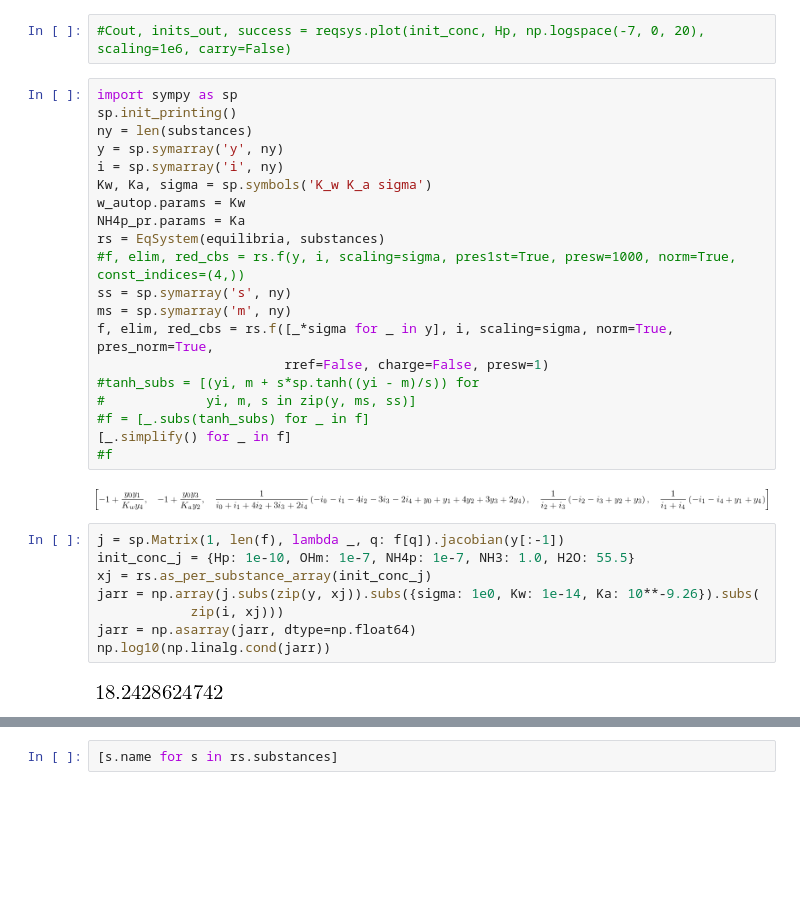
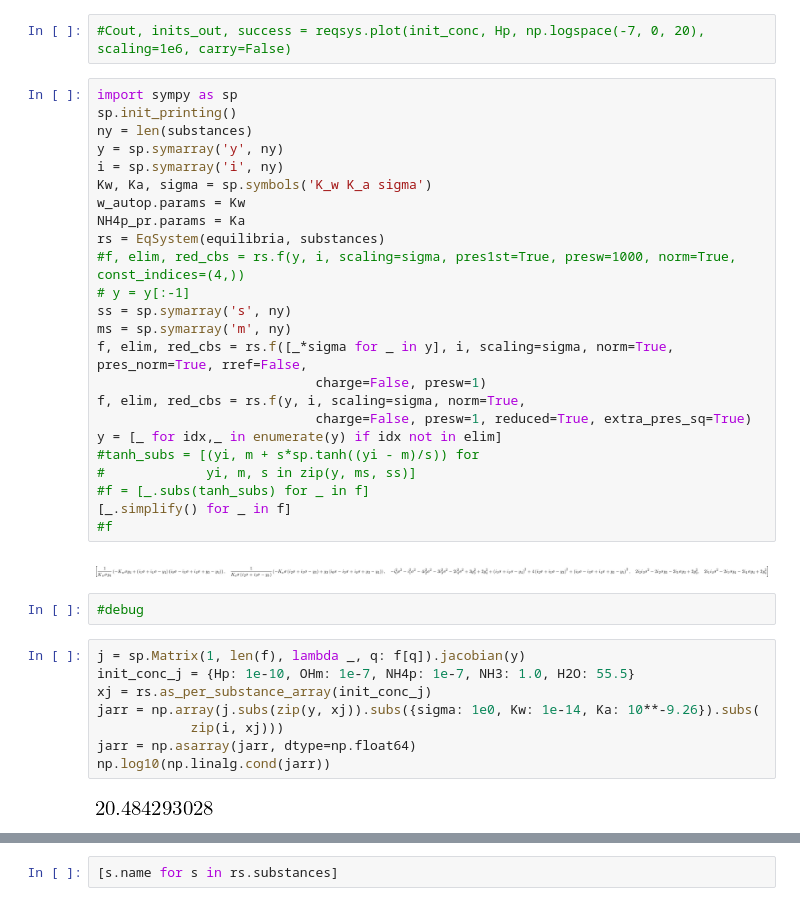
Before and after one commit to bjodah/chempy, a Jupyter notebook: examples/Ammonia.ipynb, the cells around one changed output, grey strips where cells are left out. Drawn from its saved outputs; the diff is of its cells as text; blank space fills up the shorter version.

Commit message:
Trying out extra_pres_sq

```diff
--- a/examples/Ammonia.ipynb
+++ b/examples/Ammonia.ipynb
@@ -64,27 +64,33 @@ reqsys.root(init_conc, scaling=1e1)
 # %%
 import sympy as sp
 sp.init_printing()
 ny = len(substances)
 y = sp.symarray('y', ny)
 i = sp.symarray('i', ny)
 Kw, Ka, sigma = sp.symbols('K_w K_a sigma')
 w_autop.params = Kw
 NH4p_pr.params = Ka
 rs = EqSystem(equilibria, substances)
 #f, elim, red_cbs = rs.f(y, i, scaling=sigma, pres1st=True, presw=1000, norm=True, const_indices=(4,))
+# y = y[:-1]
 ss = sp.symarray('s', ny)
 ms = sp.symarray('m', ny)
-f, elim, red_cbs = rs.f([_*sigma for _ in y], i, scaling=sigma, norm=True, pres_norm=True,
-                        rref=False, charge=False, presw=1)
+f, elim, red_cbs = rs.f([_*sigma for _ in y], i, scaling=sigma, norm=True, pres_norm=True, rref=False,
+                            charge=False, presw=1)
+f, elim, red_cbs = rs.f(y, i, scaling=sigma, norm=True,
+                            charge=False, presw=1, reduced=True, extra_pres_sq=True)
+y = [_ for idx,_ in enumerate(y) if idx not in elim]
 #tanh_subs = [(yi, m + s*sp.tanh((yi - m)/s)) for
 #             yi, m, s in zip(y, ms, ss)]
 #f = [_.subs(tanh_subs) for _ in f]
 [_.simplify() for _ in f]
 #f
 # %% [output]
-[figure, old version]
+[figure, new version]
+# %%
+#debug
 # %%
-j = sp.Matrix(1, len(f), lambda _, q: f[q]).jacobian(y[:-1])
+j = sp.Matrix(1, len(f), lambda _, q: f[q]).jacobian(y)
 init_conc_j = {Hp: 1e-10, OHm: 1e-7, NH4p: 1e-7, NH3: 1.0, H2O: 55.5}
 xj = rs.as_per_substance_array(init_conc_j)
 jarr = np.array(j.subs(zip(y, xj)).subs({sigma: 1e0, Kw: 1e-14, Ka: 10**-9.26}).subs(
@@ -92,7 +98,7 @@ jarr = np.array(j.subs(zip(y, xj)).subs({sigma: 1e0, Kw: 1e-14, Ka: 10**-9.26}).
 jarr = np.asarray(jarr, dtype=np.float64)
 np.log10(np.linalg.cond(jarr))
 # %% [output]
-[figure, old version]
+[figure, new version]
 # %%
 j.simplify()
 j
```
Also changed, not shown: parts of 23 cells of this notebook, 1 other file.
